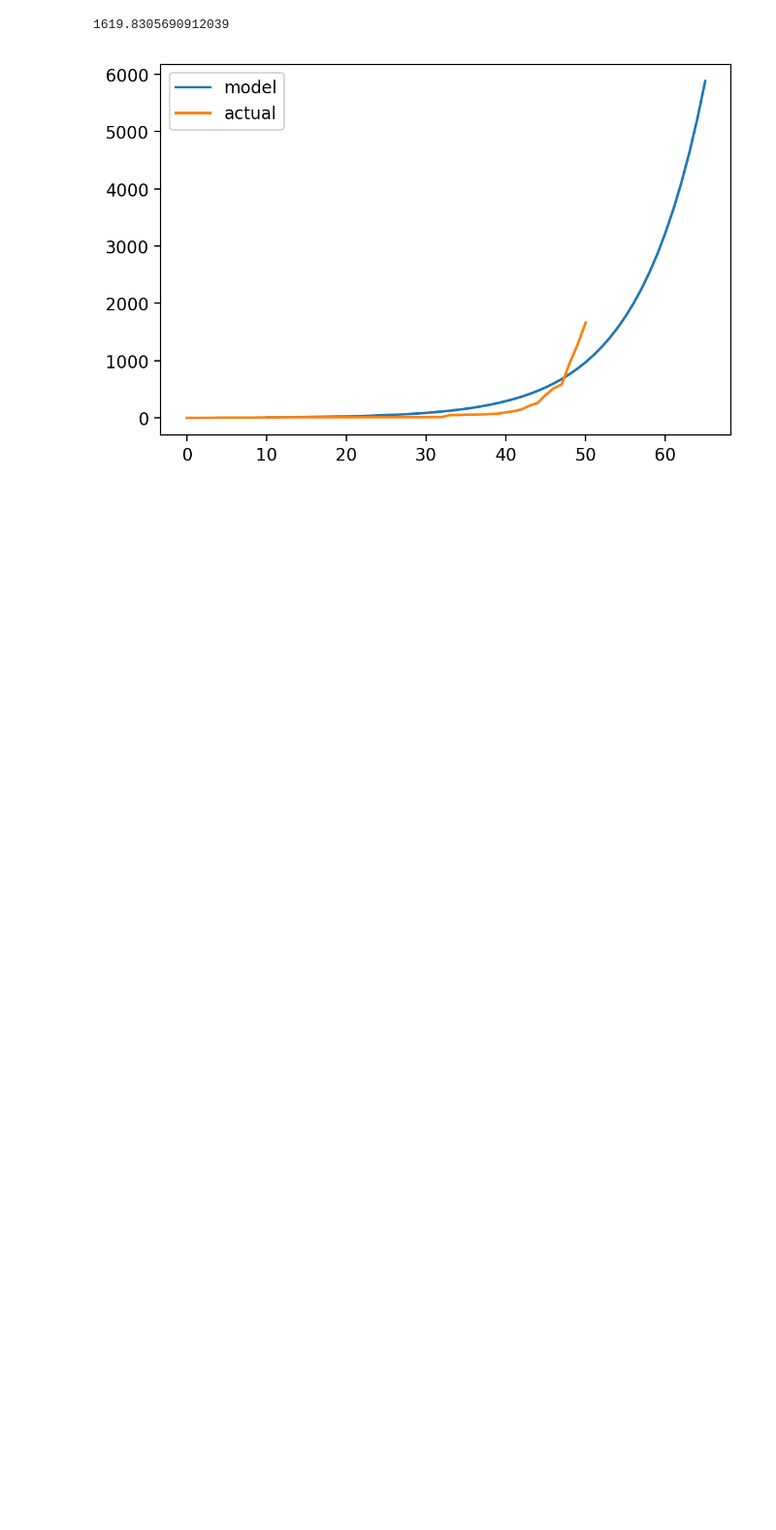
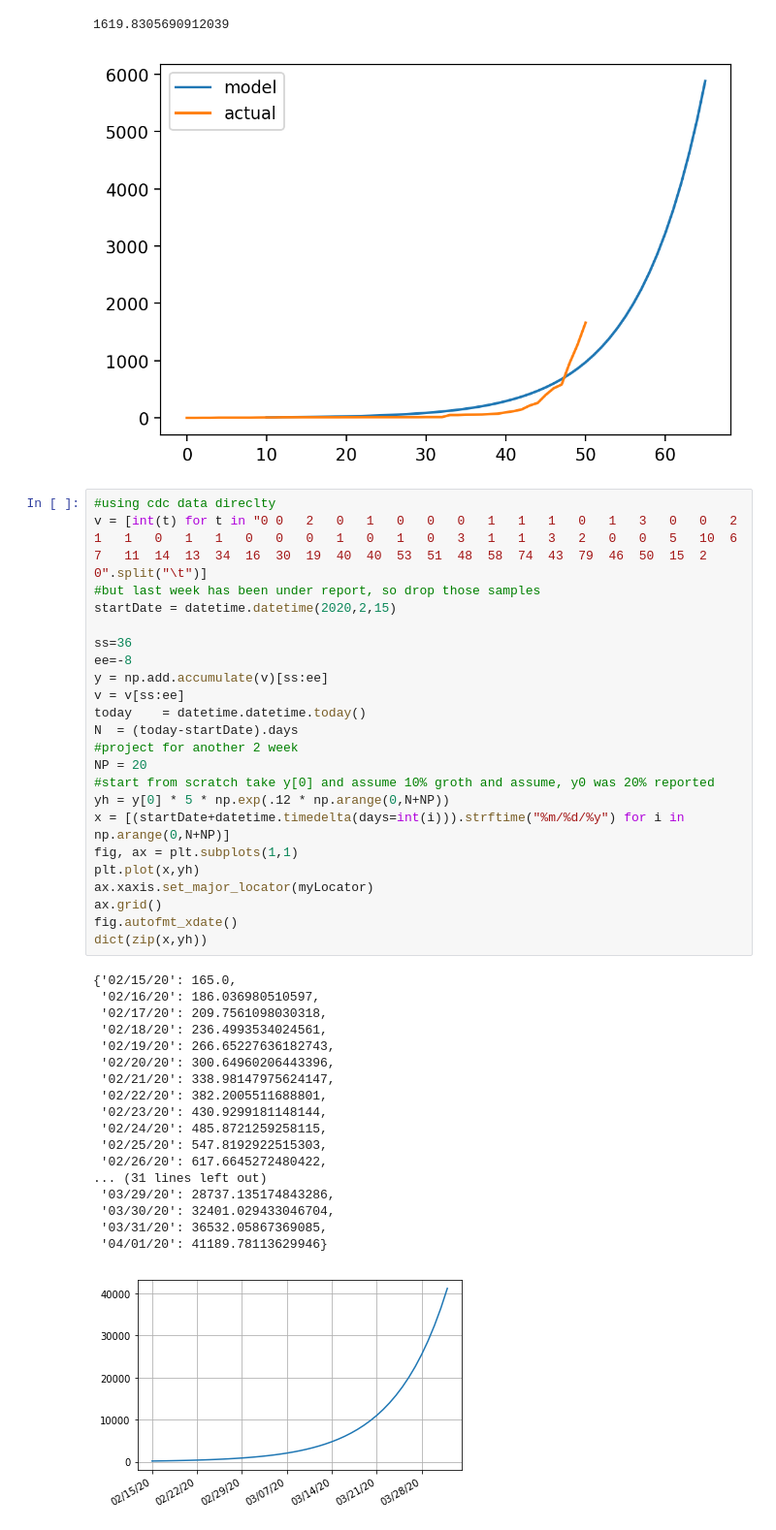
Before and after one commit to raysalem/sars-cov-19, a Jupyter notebook: cov-19.ipynb, the cells around one changed output. Shown at 97% size. Saved outputs shown, nothing was run; the diff lists cells and outputs as text; blank space fills up the shorter version.

```diff
--- a/cov-19.ipynb
+++ b/cov-19.ipynb
@@ -408,3 +403,45 @@ plt.legend()
 # %% [output]
 1619.8305690912039
 [figure]
+# %%
+#using cdc data direclty
+v = [int(t) for t in "0	0	2	0	1	0	0	0	1	1	1	0	1	3	0	0	2	1	1	0	1	1	0	0	0	1	0	1	0	3	1	1	3	2	0	0	5	10	6	7	11	14	13	34	16	30	19	40	40	53	51	48	58	74	43	79	46	50	15	2	0".split("\t")]
+#but last week has been under report, so drop those samples
+startDate = datetime.datetime(2020,2,15)
+
+ss=36
+ee=-8
+y = np.add.accumulate(v)[ss:ee]
+v = v[ss:ee]
+today    = datetime.datetime.today()
+N  = (today-startDate).days
+#project for another 2 week
+NP = 20
+#start from scratch take y[0] and assume 10% groth and assume, y0 was 20% reported
+yh = y[0] * 5 * np.exp(.12 * np.arange(0,N+NP))
+x = [(startDate+datetime.timedelta(days=int(i))).strftime("%m/%d/%y") for i in np.arange(0,N+NP)]
+fig, ax = plt.subplots(1,1)
+plt.plot(x,yh)
+ax.xaxis.set_major_locator(myLocator)
+ax.grid()
+fig.autofmt_xdate()
+dict(zip(x,yh))
+# %% [output]
+{'02/15/20': 165.0,
+ '02/16/20': 186.036980510597,
+ '02/17/20': 209.7561098030318,
+ '02/18/20': 236.4993534024561,
+ '02/19/20': 266.65227636182743,
+ '02/20/20': 300.64960206443396,
+ '02/21/20': 338.98147975624147,
+ '02/22/20': 382.2005511688801,
+ '02/23/20': 430.9299181148144,
+ '02/24/20': 485.8721259258115,
+ '02/25/20': 547.8192922515303,
+ '02/26/20': 617.6645272480422,
+... (31 lines left out)
+ '03/29/20': 28737.135174843286,
+ '03/30/20': 32401.029433046704,
+ '03/31/20': 36532.05867369085,
+ '04/01/20': 41189.78113629946}
+[figure, added]
```
Also changed, not shown: parts of 1 cell of this notebook.
